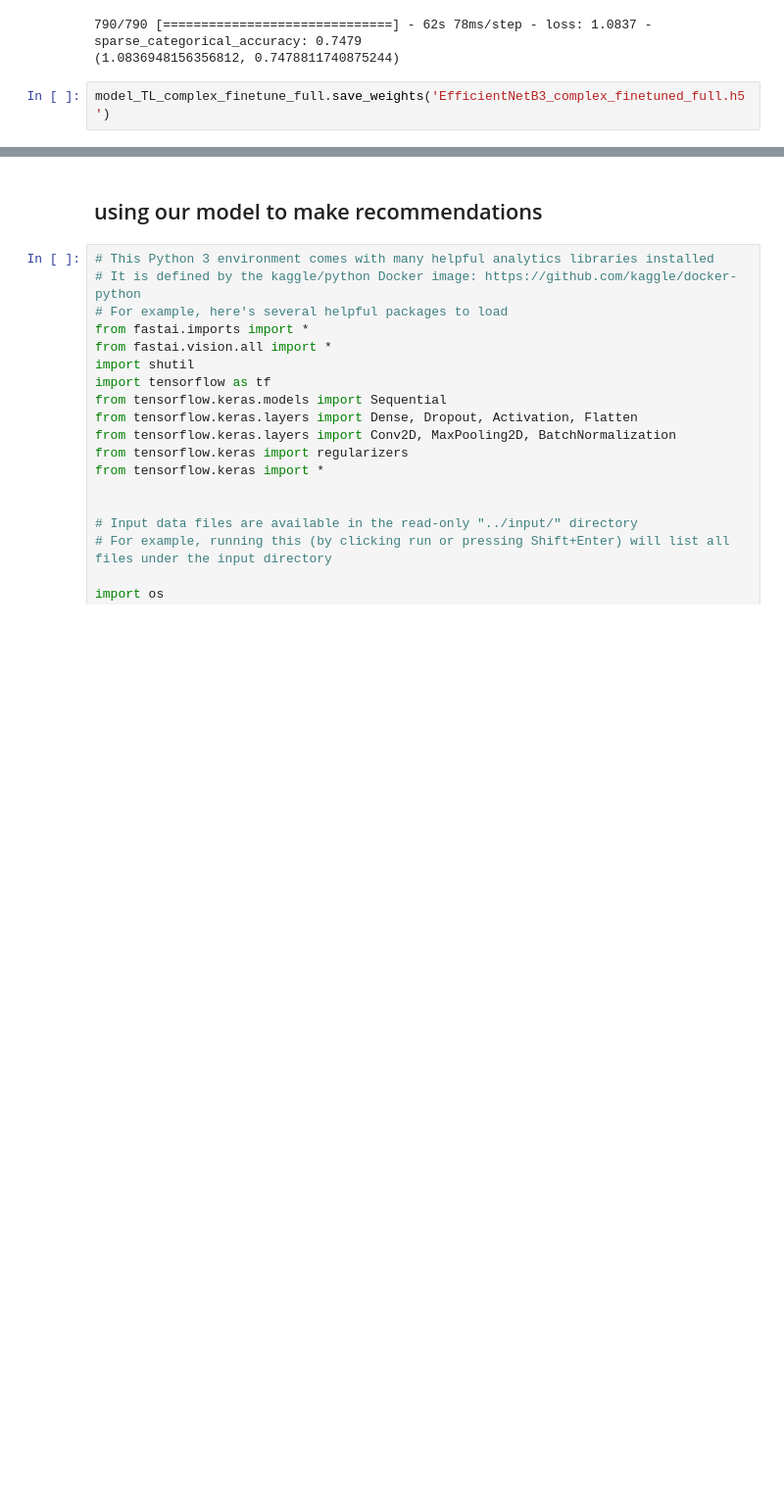
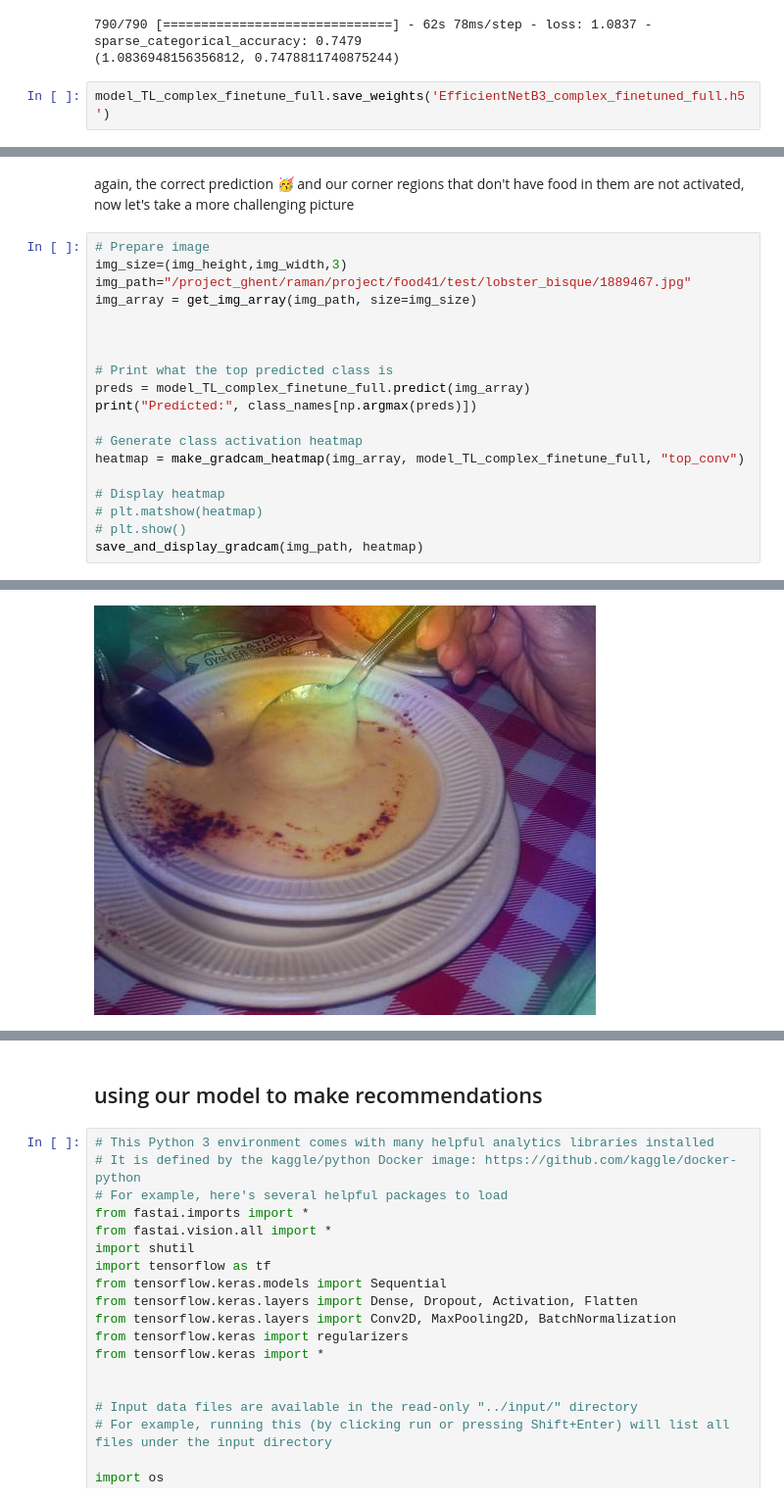
Before and after one commit to hikmatelhaj/machine-learning-project, a Jupyter notebook: sprint3/transfer-learning-different-configurations.ipynb, the cells around one changed output, grey strips where cells are left out. Shown at 98% size. Cells and saved outputs as stored; diff of their text form; blank space fills up the shorter version.

```diff
--- a/sprint3/transfer-learning-different-configurations.ipynb
+++ b/sprint3/transfer-learning-different-configurations.ipynb
@@ -854,0 +988,22 @@ model_TL_complex_finetune_full.save_weights('EfficientNetB3_complex_finetuned_fu
+# %% [markdown]
+again, the correct prediction 🥳 and our corner regions that don't have food in them are not activated, now let's take a more challenging picture
+# %%
+# Prepare image
+img_size=(img_height,img_width,3)
+img_path="/project_ghent/raman/project/food41/test/lobster_bisque/1889467.jpg"
+img_array = get_img_array(img_path, size=img_size)
+
+
+
+# Print what the top predicted class is
+preds = model_TL_complex_finetune_full.predict(img_array)
+print("Predicted:", class_names[np.argmax(preds)])
+
+# Generate class activation heatmap
+heatmap = make_gradcam_heatmap(img_array, model_TL_complex_finetune_full, "top_conv")
+
+# Display heatmap
+# plt.matshow(heatmap)
+# plt.show()
+save_and_display_gradcam(img_path, heatmap)
+# %% [output]
@@ -854,0 +1012 @@ model_TL_complex_finetune_full.save_weights('EfficientNetB3_complex_finetuned_fu
+[figure, added]
```
Also changed, not shown: parts of 7 cells of this notebook.
